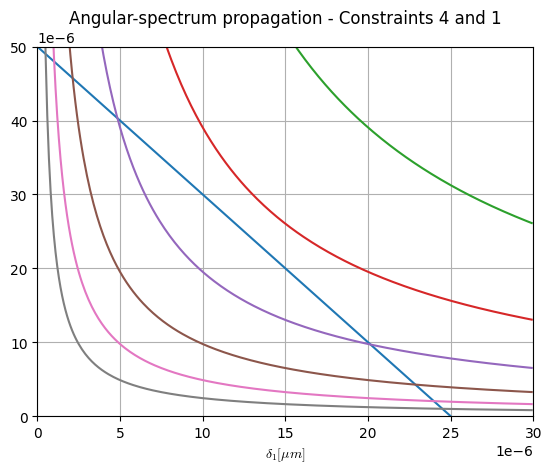
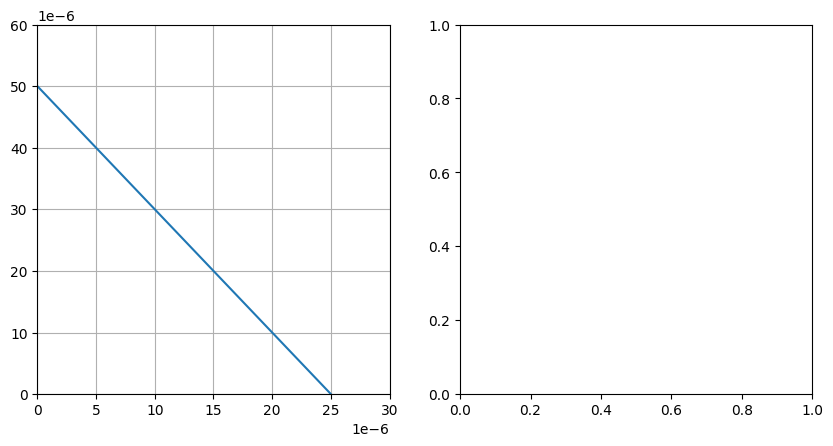
The change to this notebook cell's code, shown as a diff; its figure went from the first image to the second:
--- before
+++ after
@@ -1,4 +1,5 @@
 import numpy as np
 import matplotlib.pyplot as plt
+from matplotlib import cm,ticker
 
 D1 = 2e-3
@@ -6,13 +7,9 @@
 Dz = 0.1
 wvl = 1e-6
-d1 = np.arange(0,30e-6,0.1e-6)
-N = 2**np.arange(7,13)
-R = 0.2 # Parabolic wave radius [m] unsure of the value
+d1 = np.arange(0,30e-6,0.5e-6)
+d2 = np.arange(0,60e-6,0.5e-6)
+R = 1
 
 fig,ax = plt.subplots()
-ax.grid(True)
-ax.set_xlim(0,30e-6)
-ax.set_ylim(0,50e-6)
-ax.ticklabel_format(axis='both',style='sci',scilimits=(-6,-6))
 
 #### Constraint 1 ####
@@ -21,14 +18,24 @@
 
 #### Constraint 3 ####
-d2_c3 = (1+(Dz/R))*d1 - (wvl*Dz)/(D1)
-d2_c3 = (1+(Dz/R))*d1 + (wvl*Dz)/(D1)
+d2_c3 = ((1+(Dz/R))*d1) + ((wvl*Dz)/(D1))   # Constraint 3 Upper Bound
 ax.plot(d1,d2_c3)
 
 #### Constraint 4 ####
-for n in N:
-    d2_c4 = (wvl*Dz)/(n*d1)
-    ax.plot(d1,d2_c4)
+delta1,delta2 = np.meshgrid(d1,d2)
+N = (wvl*Dz)/(delta1*delta2)
+Nlabels = 2**np.arange(5,20)
+CS = ax.contourf(d1,d2,N,levels=Nlabels,locator=ticker.LogLocator(base=2.0), cmap=cm.PuBu_r)
+fig.colorbar(CS)
 
+ax.grid(True)
+ax.clabel(CS,fontsize=9,colors='black')
+ax.ticklabel_format(axis='both',style='sci',scilimits=(-6,-6))
 ax.set_title("Angular-spectrum propagation - Constraints 4 and 1")
 ax.set_xlabel(r"$\delta_1[\mu m]$",math_fontfamily='cm')
+ax.set_ylabel(r"$\delta_2[\mu m]$",math_fontfamily='cm')
+ax.grid(True)
+ax.set_xlim(0,30e-6)
+ax.set_ylim(0,60e-6)
+ax.ticklabel_format(axis='both',style='sci',scilimits=(-6,-6))
+
 plt.show()

Commit: constraints improved